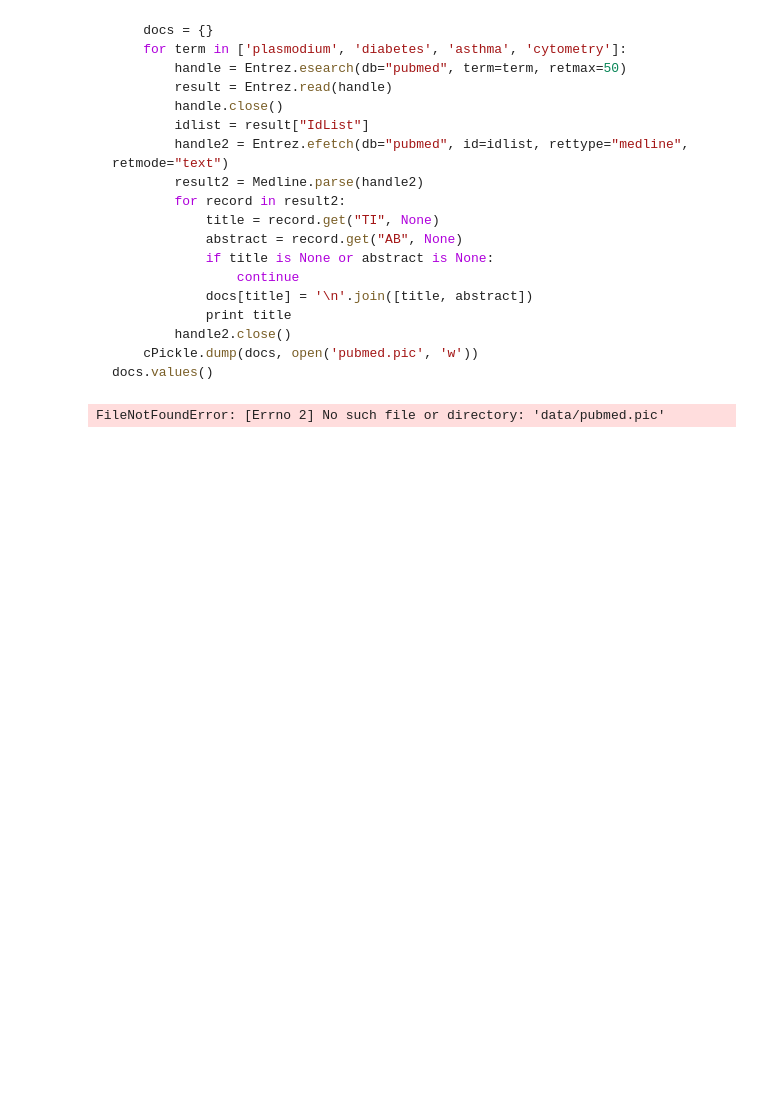
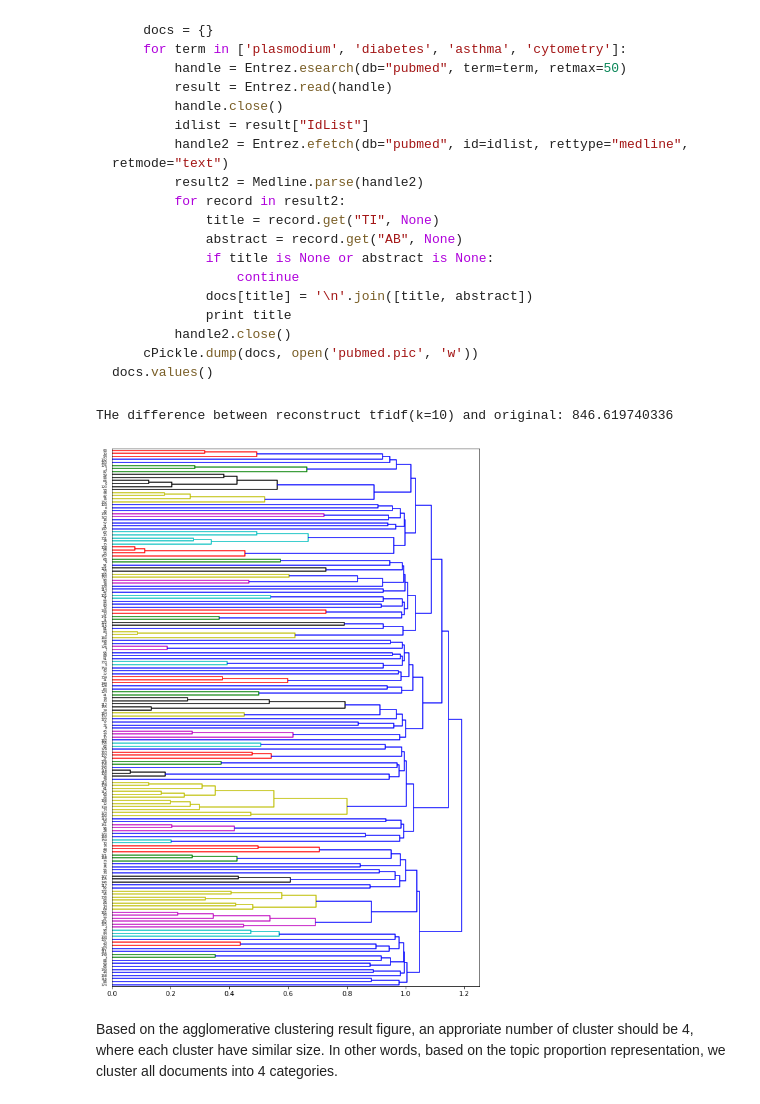
Before and after one commit to haofuml/sta-663-2018, a Jupyter notebook: labs/Lab06_HaoFu.ipynb, the cells around one changed output. Saved outputs shown, nothing was run; the diff lists cells and outputs as text; code cells hidden in the pictures; blank space fills up the shorter version.

````diff
--- a/labs/Lab06_HaoFu.ipynb
+++ b/labs/Lab06_HaoFu.ipynb
@@ -145,7 +145,10 @@ import pandas as pd
 
 def tf(docs):
     return tz.pipe(
-        map(lambda x: x.translate(str.maketrans(string.ascii_uppercase+'-', string.ascii_lowercase+' ', string.punctuation)), docs.values()),
+        docs.values(),
+        c.map(lambda x: x.strip()),
+        c.map(lambda x: x.replace('-',' ')),
+        c.map(lambda x: x.translate(str.maketrans(string.ascii_uppercase, string.ascii_lowercase, string.punctuation))),
         c.map(lambda x: x.split()),
         c.map(lambda x: tz.frequencies(x)),
         list
@@ -312,8 +315,33 @@ except Exception, e:
     cPickle.dump(docs, open('pubmed.pic', 'w'))
 docs.values()
 ```
-# %%
-import pickle
-docs = pickle.load(open('data/pubmed.pic', 'rb'))
-# %% [output]
-FileNotFoundError: [Errno 2] No such file or directory: 'data/pubmed.pic'
+# %%
+%matplotlib inline
+import matplotlib.pyplot as plt
+import pickle
+from sparsesvd import sparsesvd
+from scipy.sparse import csc_matrix
+import scipy.cluster.hierarchy as hiera_clus
+from scipy.spatial.distance import pdist,cdist
+
+docs = pickle.load(open('data/pubmed.pic', 'rb'))
+docs_tfidf = tf_idf(docs)
+tfidf_mat = pd.DataFrame(docs_tfidf).values
+
+T, sigma, Dh = sparsesvd(csc_matrix(tfidf_mat), k=10)
+tfidf_rec = T.T @ np.diag(sigma) @ Dh
+print('THe difference between reconstruct tfidf(k=10) and original:',la.norm(tfidf_rec-tfidf_mat))
+
+"""perform agglomerative clustering based on tfidf reconstruction matrix(k=100)"""
+T, sigma, Dh = sparsesvd(csc_matrix(tfidf_mat), k=100)
+docs_feat = np.diag(sigma)@Dh # topic proportion features of each documents
+dist_mat = pdist(docs_feat.T, metric='cosine')
+link_mat = hiera_clus.linkage(dist_mat, method='complete')
+plt.figure(figsize=(10,15))
+plt.show(hiera_clus.dendrogram(link_mat, orientation='right'))
+pass
+# %% [output]
+THe difference between reconstruct tfidf(k=10) and original: 846.619740336
+[figure, added]
+# %% [markdown]
+Based on the agglomerative clustering result figure, an approriate number of cluster should be 4, where each cluster have similar size. In other words, based on the topic proportion representation, we cluster all documents into 4 categories.
````
Also changed, not shown: parts of 2 cells of this notebook.
